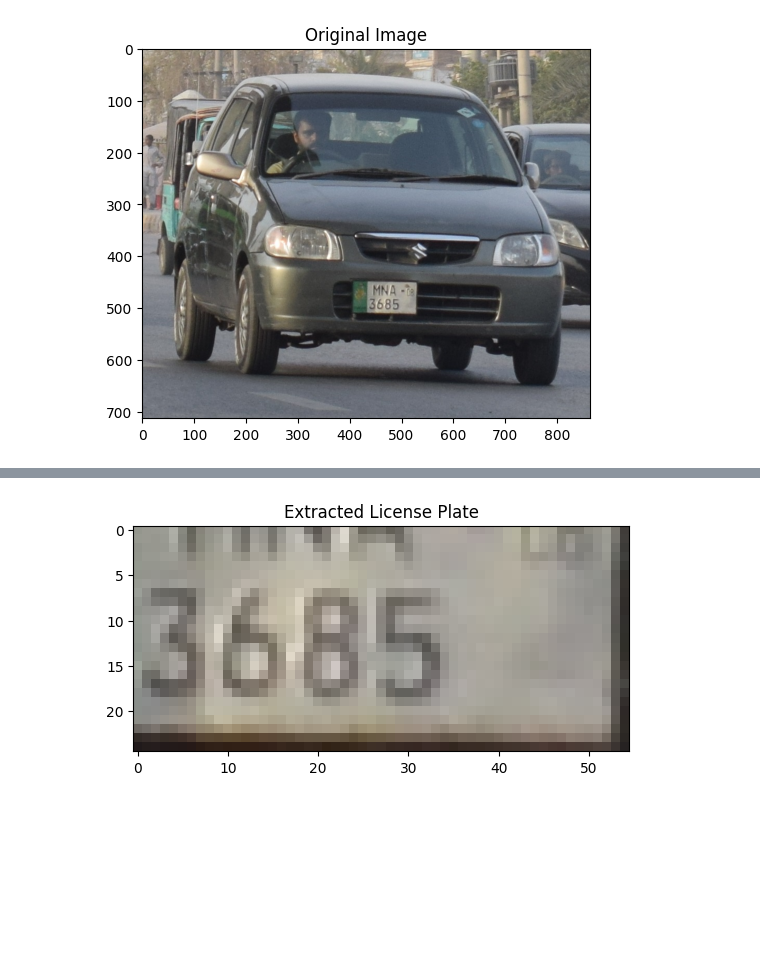
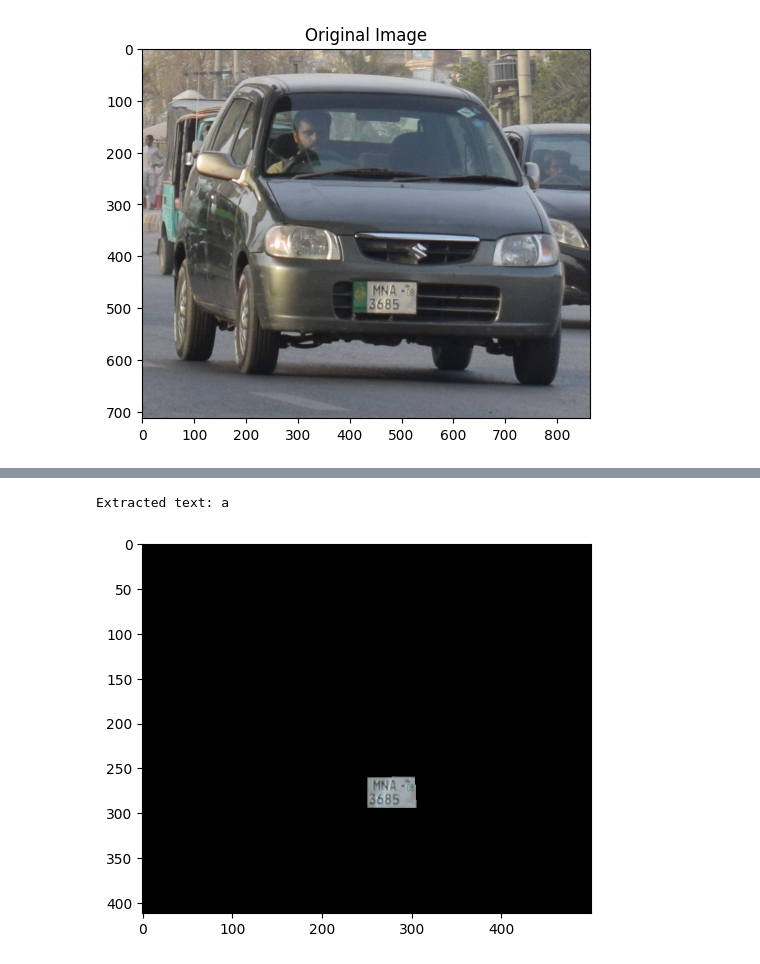
Before and after one commit to Rameen714/Artificial_Intelligence, a Jupyter notebook: CNPR_using_ANN.ipynb, the cells around one changed output, grey strips where cells are left out. Drawn from its saved outputs; the diff is of its cells as text; code cells hidden in the pictures; blank space fills up the shorter version.

```diff
--- a/CNPR_using_ANN.ipynb
+++ b/CNPR_using_ANN.ipynb
@@ -145,11 +152,12 @@ None
-# %%
-kernel = np.array([[-1,-1,-1],
-                   [-1, 9,-1],
-                   [-1,-1,-1]])
-sharp_plate = cv2.filter2D(ROI, -1, kernel)
-
-plt.imshow(ROI)
-plt.title("Extracted License Plate")
-plt.show()
-# %% [output]
-[figure, removed]
+# %%
+mask = np.zeros(gray_img.shape,np.uint8)
+new_image = cv2.drawContours(mask,[NumberPlateCnt],0,255,-1)
+new_image = cv2.bitwise_and(img,img,mask=mask)
+plt.imshow(cv2.cvtColor(new_image,cv2.COLOR_BGR2RGB))
+
+import pytesseract
+text = pytesseract.image_to_string(new_image, config='--psm 8')
+print("Extracted text:", text)
+# %% [output]
+Extracted text: a
+[figure, added]
```
Also changed, not shown: parts of 7 cells of this notebook.
